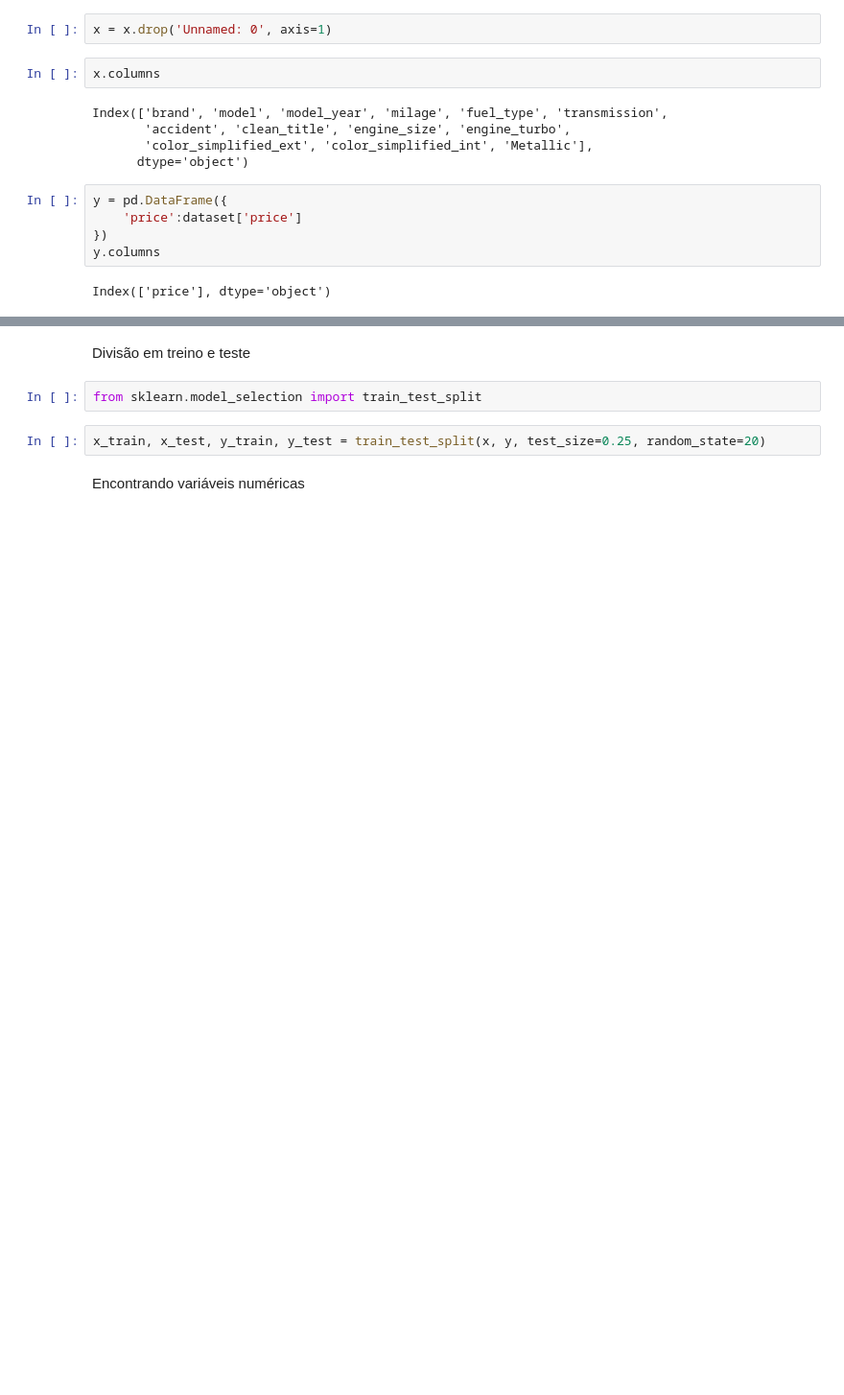
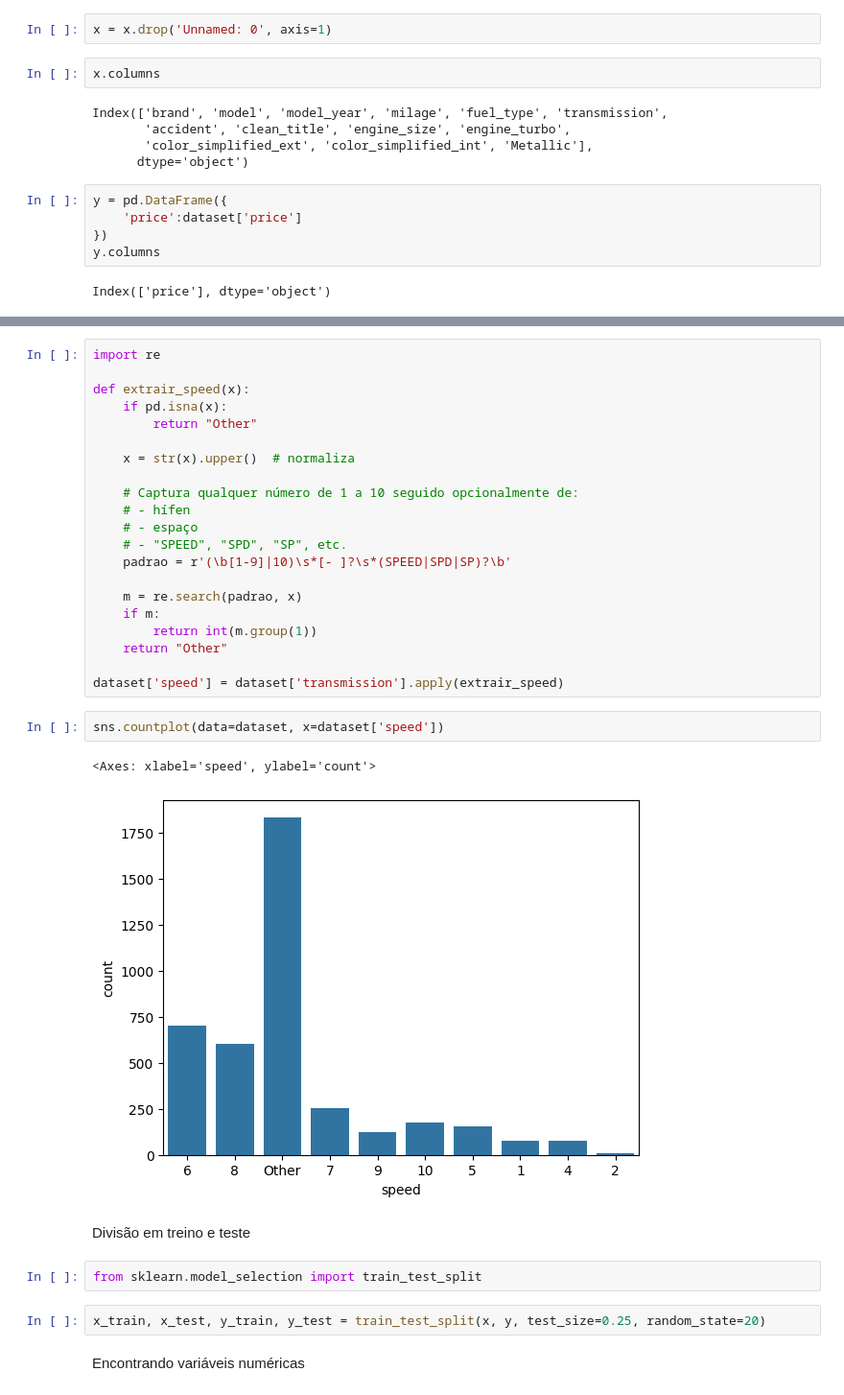
Before and after one commit to Pablo-Sant/previsao_preco_carro, a Jupyter notebook: notebooks/02-preprocessing.ipynb, the cells around one changed output, grey strips where cells are left out. Shown at 96% size. Cells and saved outputs as stored; diff of their text form; blank space fills up the shorter version.

```diff
--- a/notebooks/02-preprocessing.ipynb
+++ b/notebooks/02-preprocessing.ipynb
@@ -369,3 +568,29 @@ Index(['price'], dtype='object')
+# %%
+import re
+
+def extrair_speed(x):
+    if pd.isna(x):
+        return "Other"
+
+    x = str(x).upper()  # normaliza
+
+    # Captura qualquer número de 1 a 10 seguido opcionalmente de:
+    # - hífen
+    # - espaço
+    # - "SPEED", "SPD", "SP", etc.
+    padrao = r'(\b[1-9]|10)\s*[- ]?\s*(SPEED|SPD|SP)?\b'
+
+    m = re.search(padrao, x)
+    if m:
+        return int(m.group(1))
+    return "Other"
+
+dataset['speed'] = dataset['transmission'].apply(extrair_speed)
+# %%
+sns.countplot(data=dataset, x=dataset['speed'])
+# %% [output]
+<Axes: xlabel='speed', ylabel='count'>
+[figure, added]
 # %% [markdown]
 Divisão em treino e teste
 # %%
```
Also changed, not shown: parts of 23 cells of this notebook, 1 other file.
